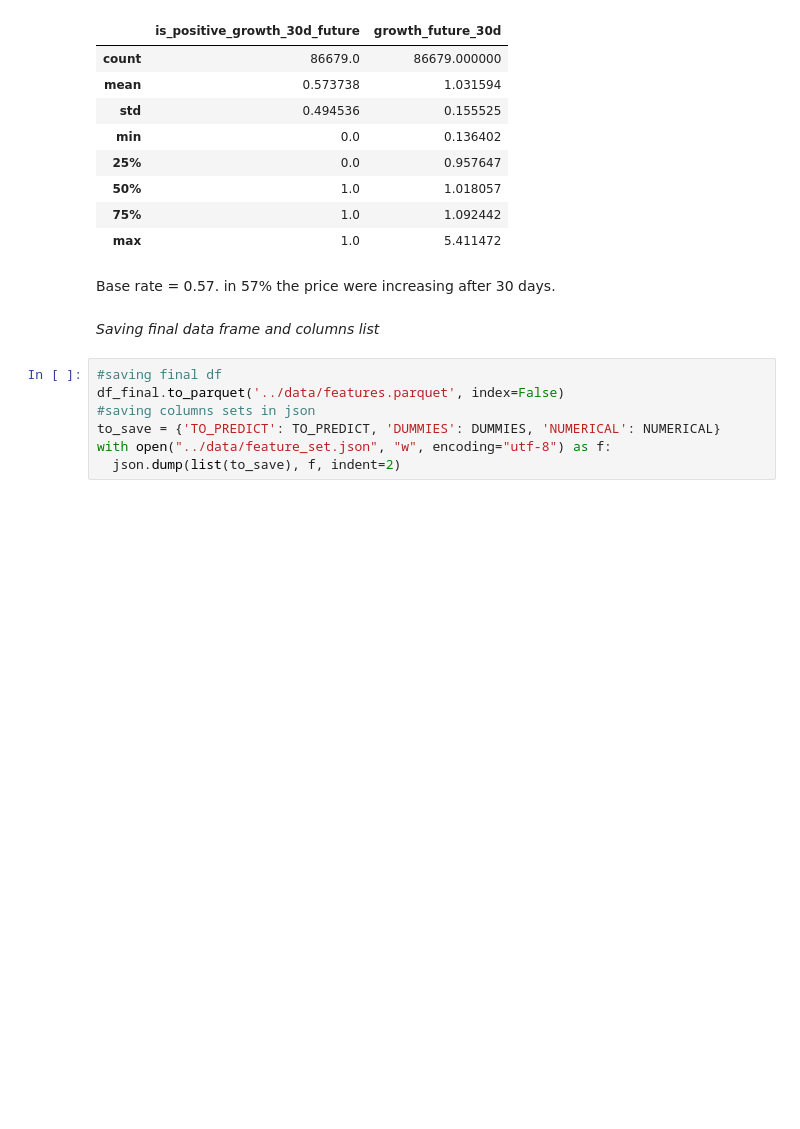
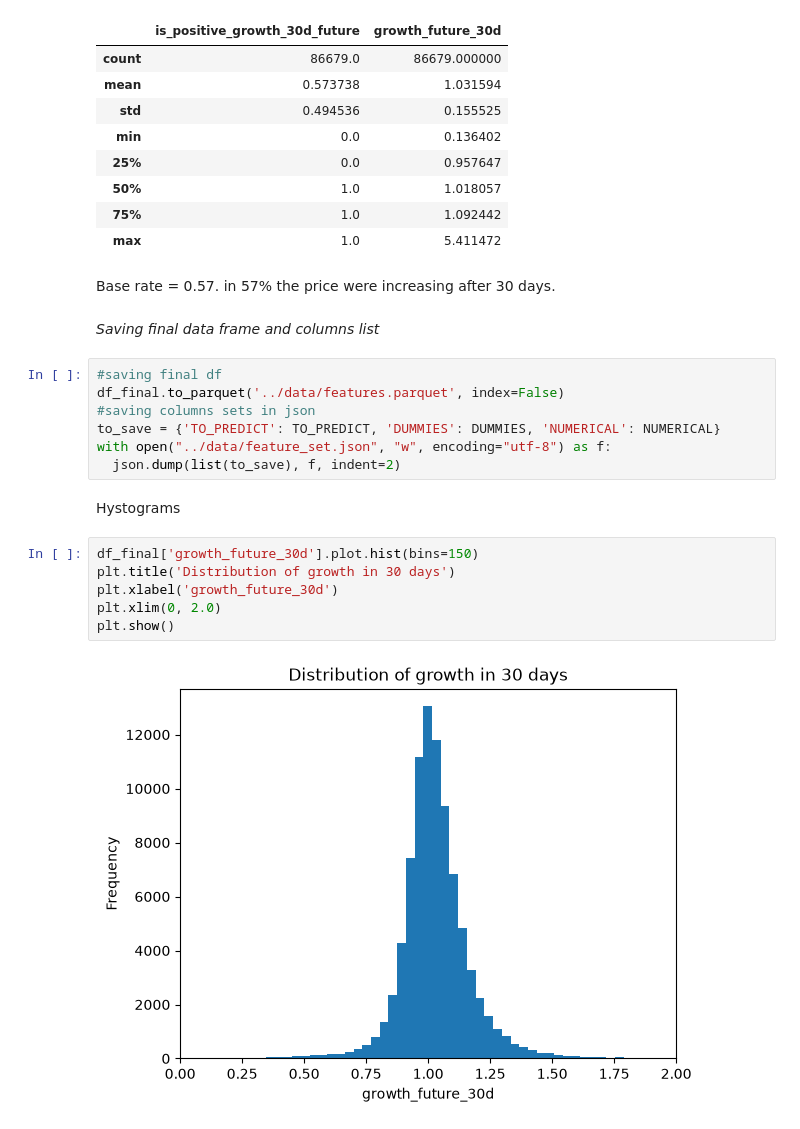
Before and after one commit to SunnyFoxxy/greek_stocks_ml_trading, a Jupyter notebook: notebooks/03_transform.ipynb, the cells around one changed output. Saved outputs shown, nothing was run; the diff lists cells and outputs as text; blank space fills up the shorter version.

Commit message:
Notebook 03. Added graphs

```diff
--- a/notebooks/03_transform.ipynb
+++ b/notebooks/03_transform.ipynb
@@ -244,3 +249,13 @@ df_final.to_parquet('../data/features.parquet', index=False)
 to_save = {'TO_PREDICT': TO_PREDICT, 'DUMMIES': DUMMIES, 'NUMERICAL': NUMERICAL}
 with open("../data/feature_set.json", "w", encoding="utf-8") as f:
   json.dump(list(to_save), f, indent=2)
+# %% [markdown]
+Hystograms
+# %%
+df_final['growth_future_30d'].plot.hist(bins=150)
+plt.title('Distribution of growth in 30 days')
+plt.xlabel('growth_future_30d')
+plt.xlim(0, 2.0)
+plt.show()
+# %% [output]
+[figure, added]
```
Also changed, not shown: parts of 4 cells of this notebook, 3 other files.
